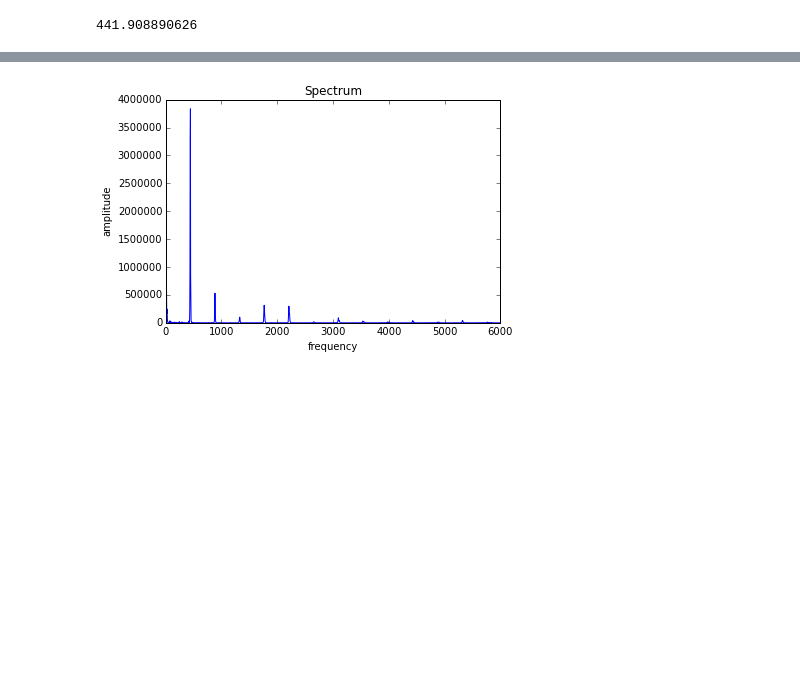
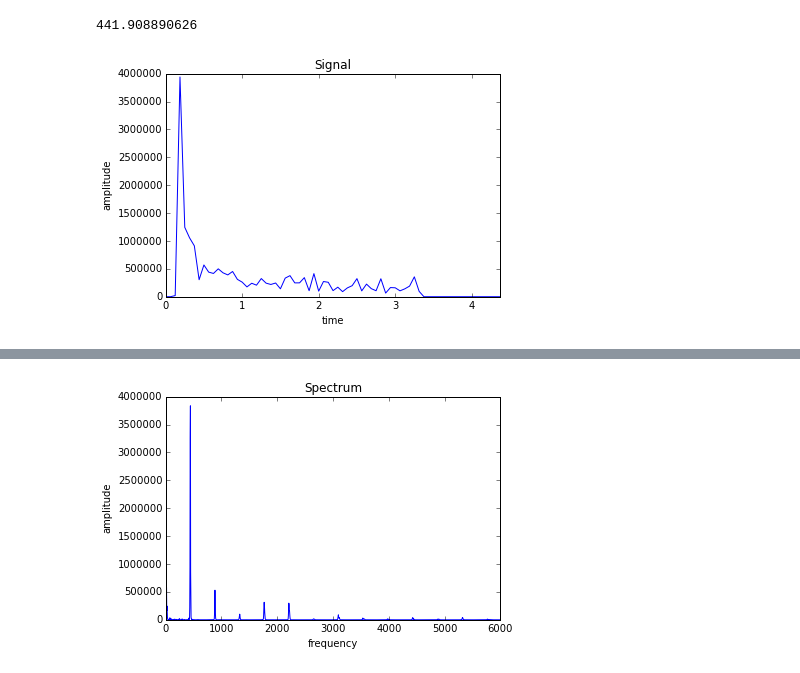
Before and after one commit to bertschingert/cs328-final, a Jupyter notebook: Data for Instruments.ipynb, the cells around one changed output, grey strips where cells are left out. Cells and saved outputs as stored; diff of their text form; code cells hidden in the pictures; blank space fills up the shorter version.

```diff
--- a/Data for Instruments.ipynb
+++ b/Data for Instruments.ipynb
@@ -15,6 +15,11 @@ print(ap.fundamental(f_g))
 # %% [output]
 [figure]
 441.908890626
+# %%
+flux_g = ap.spectral_flux(f_g)
+au.graph_signal(flux_g, 16)
+# %% [output]
+[figure, added]
 # %%
 step= int(44100 / 4)
 start = 11025
```
Also changed, not shown: parts of 1 cell of this notebook, 1 other file.
